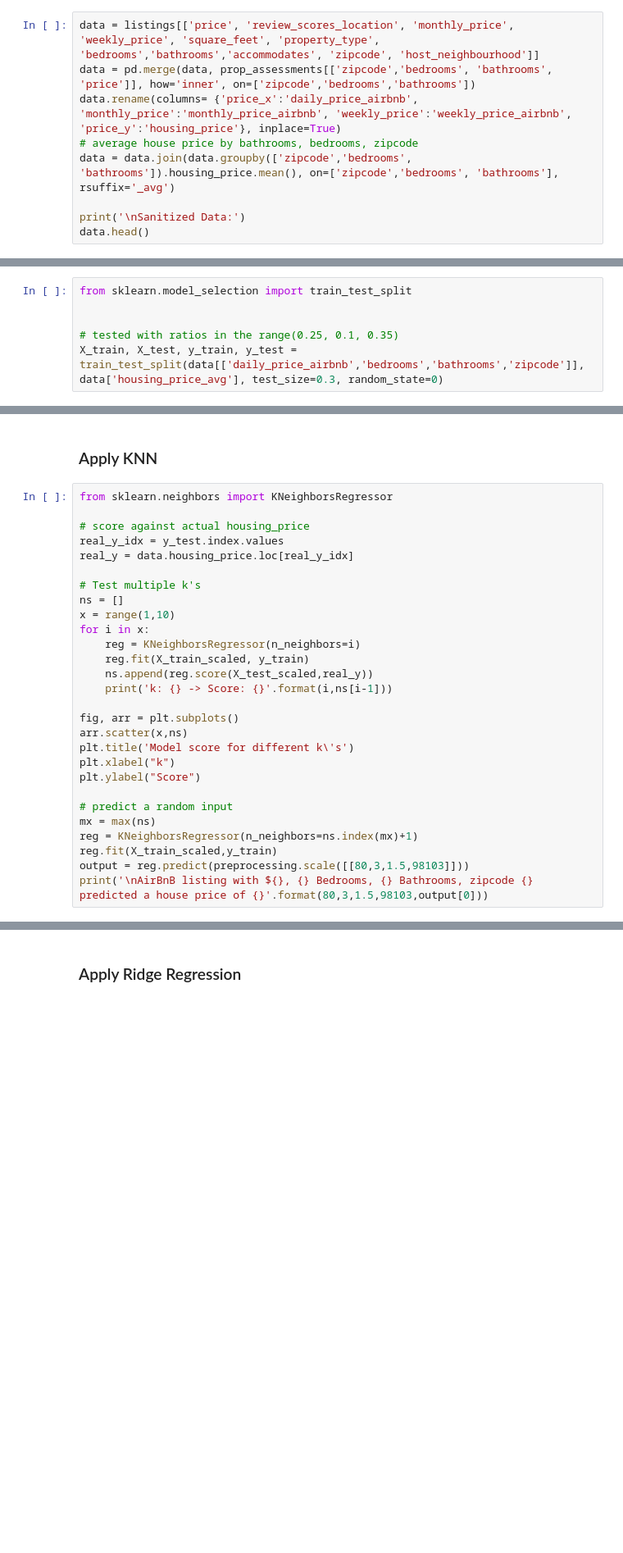
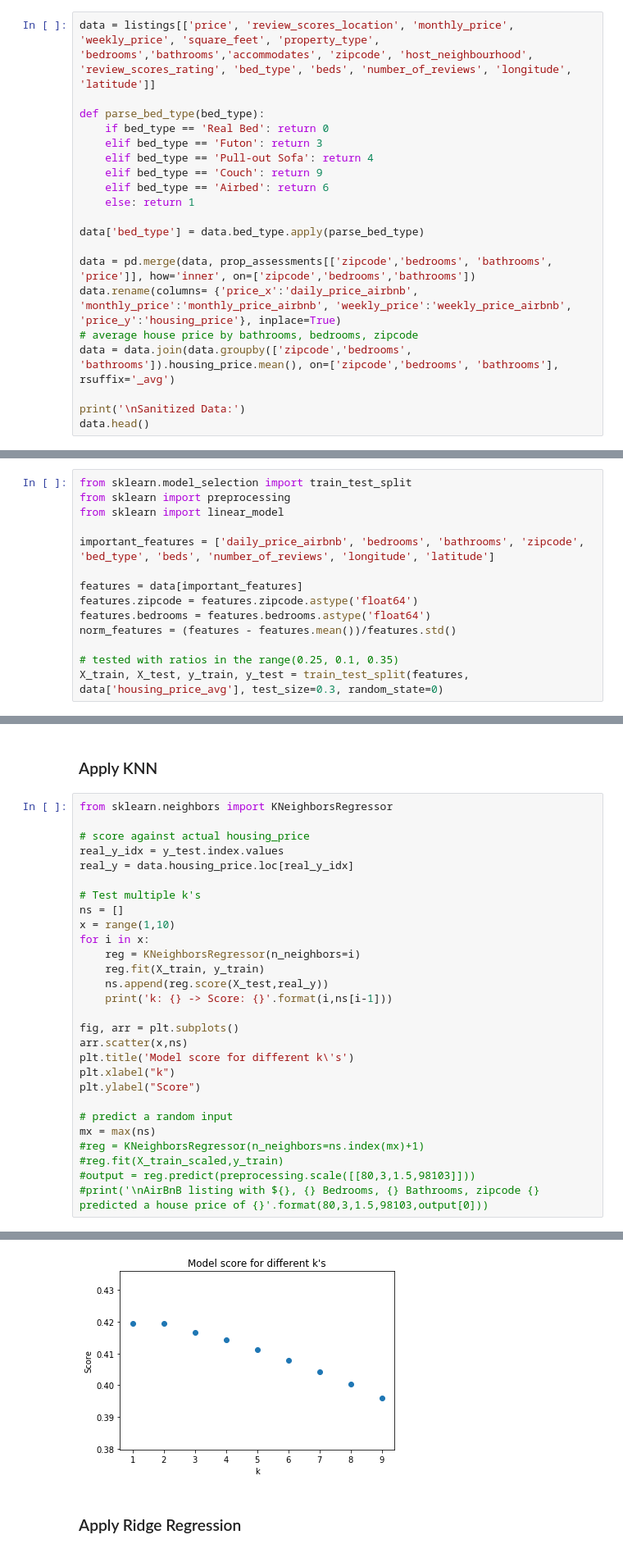
Before and after one commit to jshnaidman/DataDive-2017, a Jupyter notebook: DATA/Untitled.ipynb, the cells around one changed output, grey strips where cells are left out. Shown: that part at 82% size. Cells and saved outputs as stored; diff of their text form; blank space fills up the shorter version.

Commit message:
Added longitude, latitude, bed type, beds, and number of reviews features

```diff
--- a/DATA/Untitled.ipynb
+++ b/DATA/Untitled.ipynb
@@ -92,7 +92,18 @@ Unfortunately, it proved to have negligable effect on the score of the trained m
 # %% [markdown]
 Build a clean dataframe from the relevant attributes of other dataframes:
 # %%
-data = listings[['price', 'review_scores_location', 'monthly_price', 'weekly_price', 'square_feet', 'property_type', 'bedrooms','bathrooms','accommodates', 'zipcode', 'host_neighbourhood']]
+data = listings[['price', 'review_scores_location', 'monthly_price', 'weekly_price', 'square_feet', 'property_type', 'bedrooms','bathrooms','accommodates', 'zipcode', 'host_neighbourhood', 'review_scores_rating', 'bed_type', 'beds', 'number_of_reviews', 'longitude', 'latitude']]
+
+def parse_bed_type(bed_type):
+    if bed_type == 'Real Bed': return 0
+    elif bed_type == 'Futon': return 3
+    elif bed_type == 'Pull-out Sofa': return 4
+    elif bed_type == 'Couch': return 9
+    elif bed_type == 'Airbed': return 6
+    else: return 1
+
+data['bed_type'] = data.bed_type.apply(parse_bed_type)
+
 data = pd.merge(data, prop_assessments[['zipcode','bedrooms', 'bathrooms', 'price']], how='inner', on=['zipcode','bedrooms','bathrooms'])
 data.rename(columns= {'price_x':'daily_price_airbnb', 'monthly_price':'monthly_price_airbnb', 'weekly_price':'weekly_price_airbnb', 'price_y':'housing_price'}, inplace=True)
 # average house price by bathrooms, bedrooms, zipcode
@@ -240,7 +256,15 @@ plt.tight_layout()
 ### Fit Data
 # %%
 from sklearn.model_selection import train_test_split
+from sklearn import preprocessing
+from sklearn import linear_model
 
+important_features = ['daily_price_airbnb', 'bedrooms', 'bathrooms', 'zipcode', 'bed_type', 'beds', 'number_of_reviews', 'longitude', 'latitude']
+
+features = data[important_features]
+features.zipcode = features.zipcode.astype('float64')
+features.bedrooms = features.bedrooms.astype('float64')
+norm_features = (features - features.mean())/features.std()
 
 # tested with ratios in the range(0.25, 0.1, 0.35)
-X_train, X_test, y_train, y_test = train_test_split(data[['daily_price_airbnb','bedrooms','bathrooms','zipcode']], data['housing_price_avg'], test_size=0.3, random_state=0)
+X_train, X_test, y_train, y_test = train_test_split(features, data['housing_price_avg'], test_size=0.3, random_state=0)
@@ -264,8 +294,8 @@ ns = []
 x = range(1,10)
 for i in x:
     reg = KNeighborsRegressor(n_neighbors=i)
-    reg.fit(X_train_scaled, y_train)
-    ns.append(reg.score(X_test_scaled,real_y))
+    reg.fit(X_train, y_train)
+    ns.append(reg.score(X_test,real_y))
     print('k: {} -> Score: {}'.format(i,ns[i-1]))
 
 fig, arr = plt.subplots()
@@ -276,7 +306,8 @@ plt.ylabel("Score")
 
 # predict a random input
 mx = max(ns)
-reg = KNeighborsRegressor(n_neighbors=ns.index(mx)+1)
-reg.fit(X_train_scaled,y_train)
-output = reg.predict(preprocessing.scale([[80,3,1.5,98103]]))
-print('\nAirBnB listing with ${}, {} Bedrooms, {} Bathrooms, zipcode {} predicted a house price of {}'.format(80,3,1.5,98103,output[0]))
+#reg = KNeighborsRegressor(n_neighbors=ns.index(mx)+1)
+#reg.fit(X_train_scaled,y_train)
+#output = reg.predict(preprocessing.scale([[80,3,1.5,98103]]))
+#print('\nAirBnB listing with ${}, {} Bedrooms, {} Bathrooms, zipcode {} predicted a house price of {}'.format(80,3,1.5,98103,output[0]))
+# %% [output]
@@ -283,3 +323,4 @@ print('\nAirBnB listing with ${}, {} Bedrooms, {} Bathrooms, zipcode {} predicte
+[figure, added]
 # %% [markdown]
 ### Apply Ridge Regression
 # %%
```
Also changed, not shown: parts of 6 cells of this notebook.
